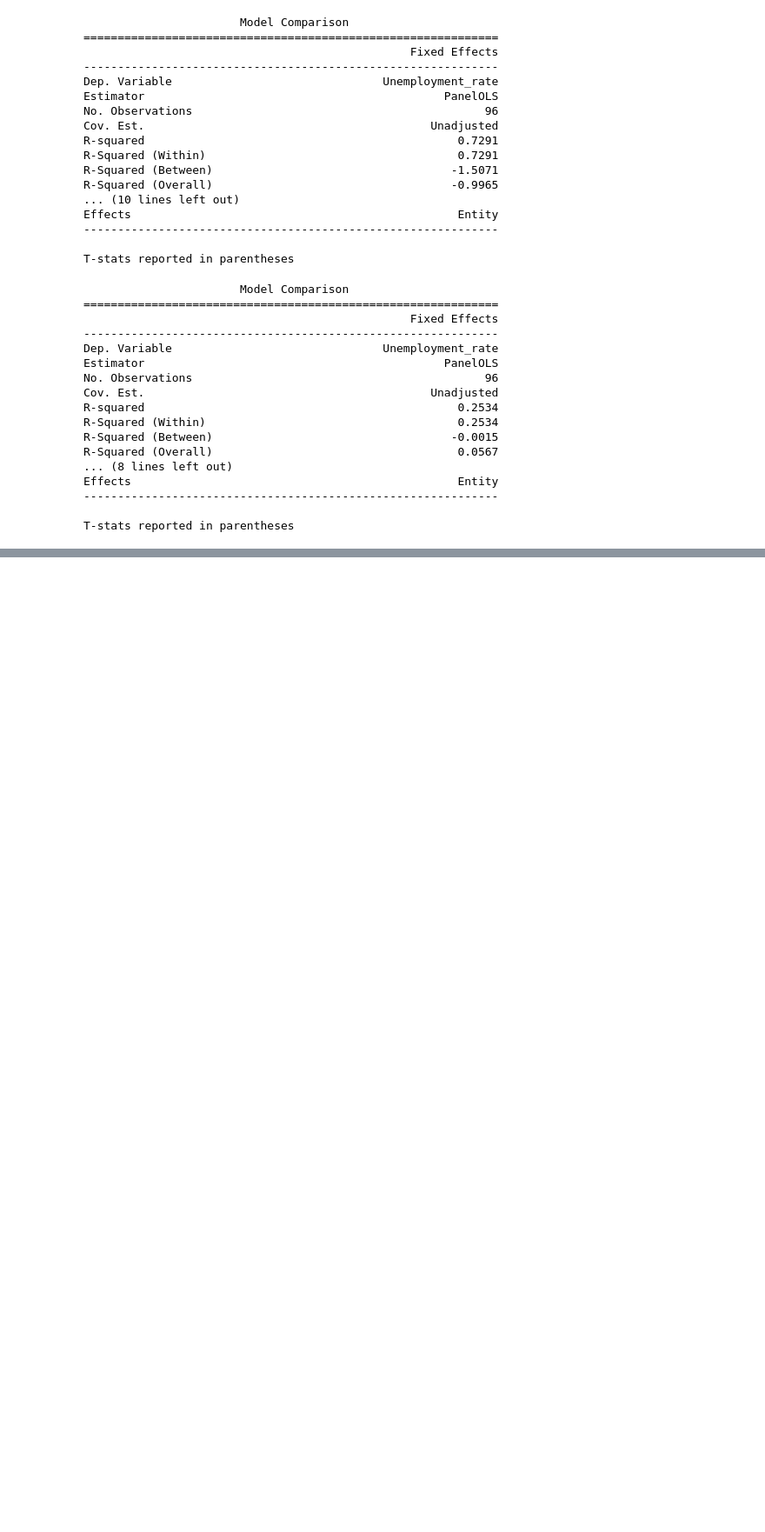
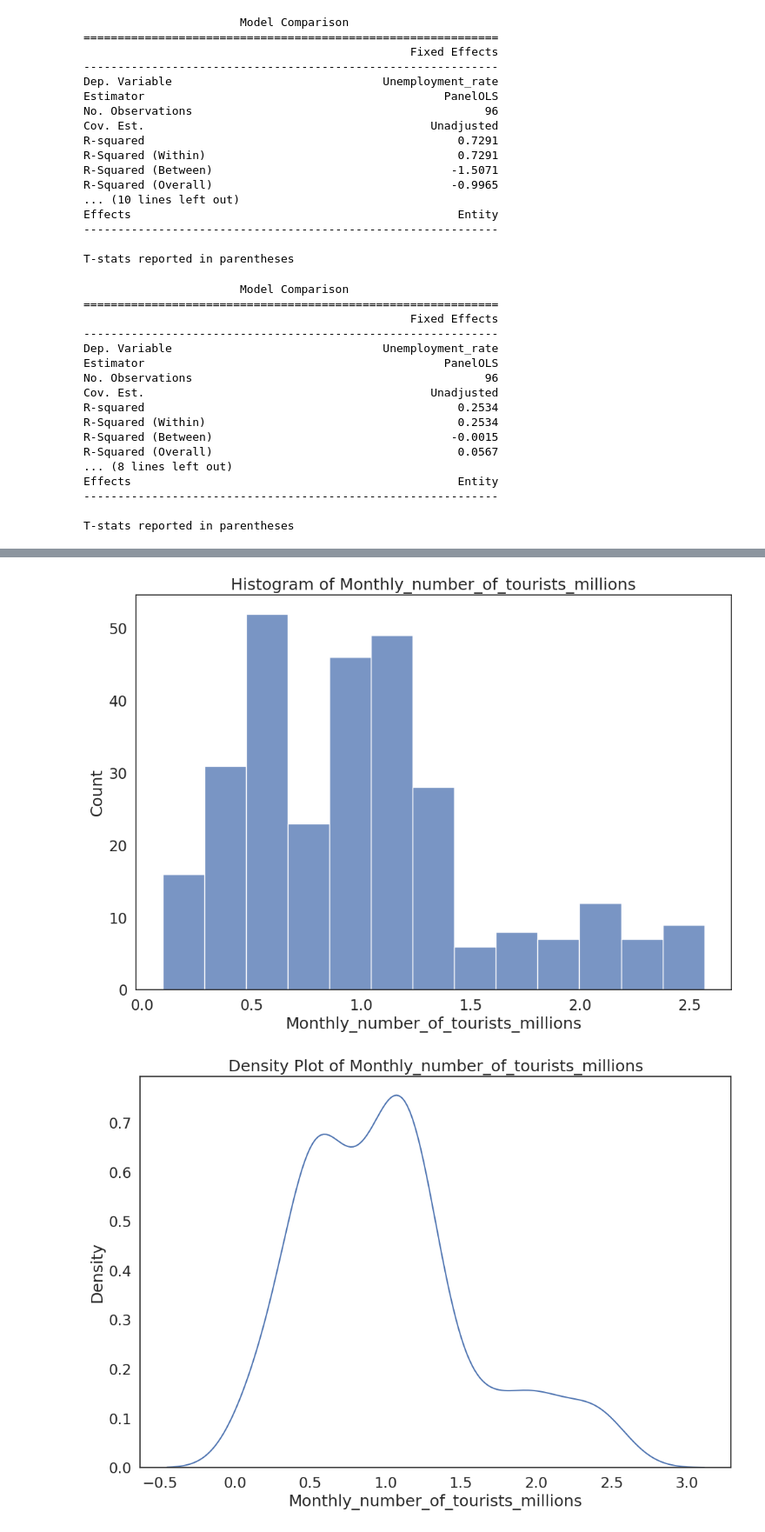
Before and after one commit to haruhiysd/QM-Group-Project, a Jupyter notebook: Panel_regression_NO_COVID.ipynb, the cells around one changed output, grey strips where cells are left out. Shown at 87% size. Drawn from its saved outputs; the diff is of its cells as text; code cells hidden in the pictures; blank space fills up the shorter version.

```diff
--- a/Panel_regression_NO_COVID.ipynb
+++ b/Panel_regression_NO_COVID.ipynb
@@ -500,0 +503,13 @@ T-stats reported in parentheses
+# %%
+   # Histogram
+   sns.histplot(filtered_df_top_six['Monthly_number_of_tourists_millions'], kde=False)
+   plt.title('Histogram of Monthly_number_of_tourists_millions')
+   plt.show()
+
+   # Density plot
+   sns.kdeplot(filtered_df_top_six['Monthly_number_of_tourists_millions'])
+   plt.title('Density Plot of Monthly_number_of_tourists_millions')
+   plt.show()
+# %% [output]
+[figure, added]
+[figure, added]
```
Also changed, not shown: parts of 25 cells of this notebook.
